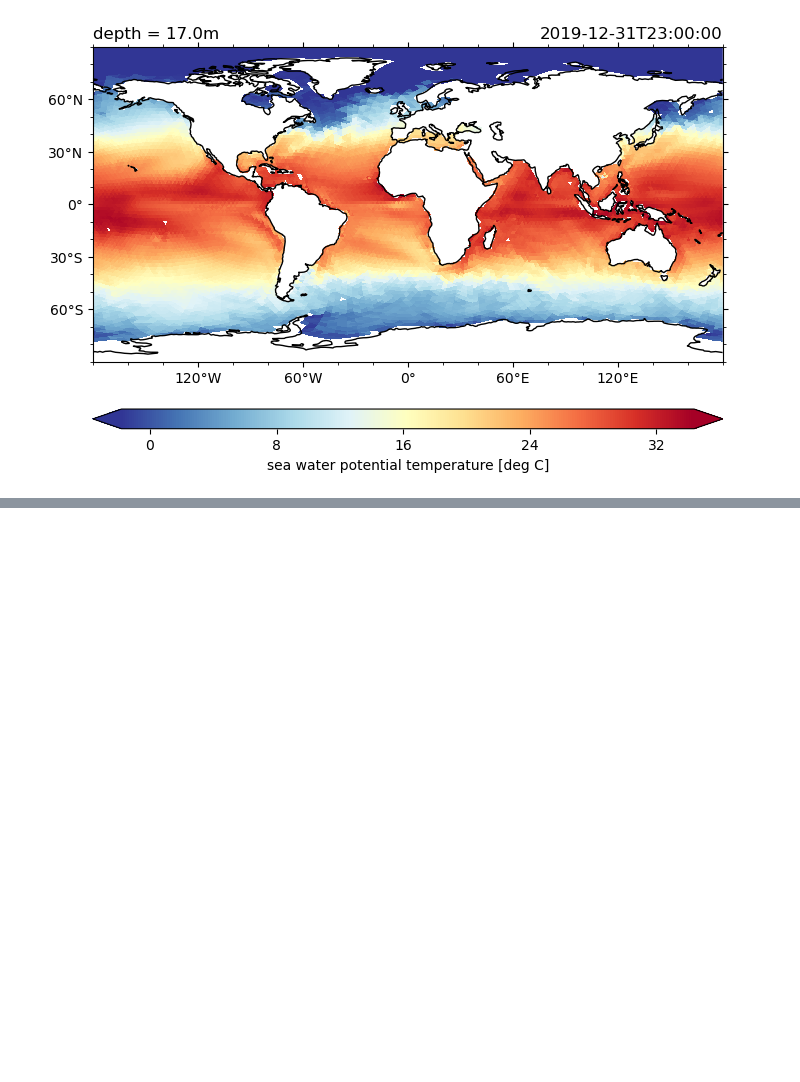
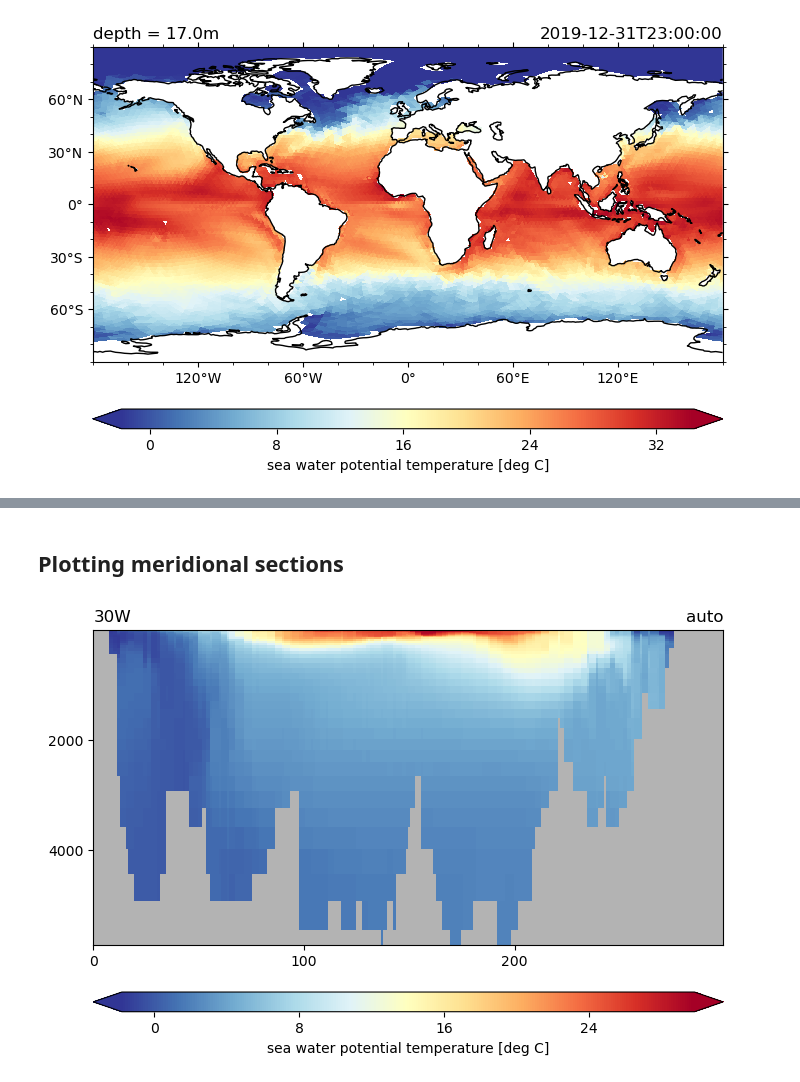
Before and after one commit to ppothapa/pyICON_EXCLAIM, a Jupyter notebook: notebooks/examp_easyms2022.ipynb, the cells around one changed output, grey strips where cells are left out. Drawn from its saved outputs; the diff is of its cells as text; code cells hidden in the pictures; blank space fills up the shorter version.

```diff
--- a/notebooks/examp_easyms2022.ipynb
+++ b/notebooks/examp_easyms2022.ipynb
@@ -95,0 +106,8 @@ ds_3d.to.isel(time=-1).sel(depth=20., method='nearest').pyic.plot(land_facecolor
+# %% [markdown]
+## Plotting meridional sections
+# %%
+pyic.plot_sec(ds_3d.to.isel(time=-1),
+              section='30W', # only two options yet, 30W and 170W
+             )
+# %% [output]
+[figure, added]
```
Also changed, not shown: parts of 11 cells of this notebook.
